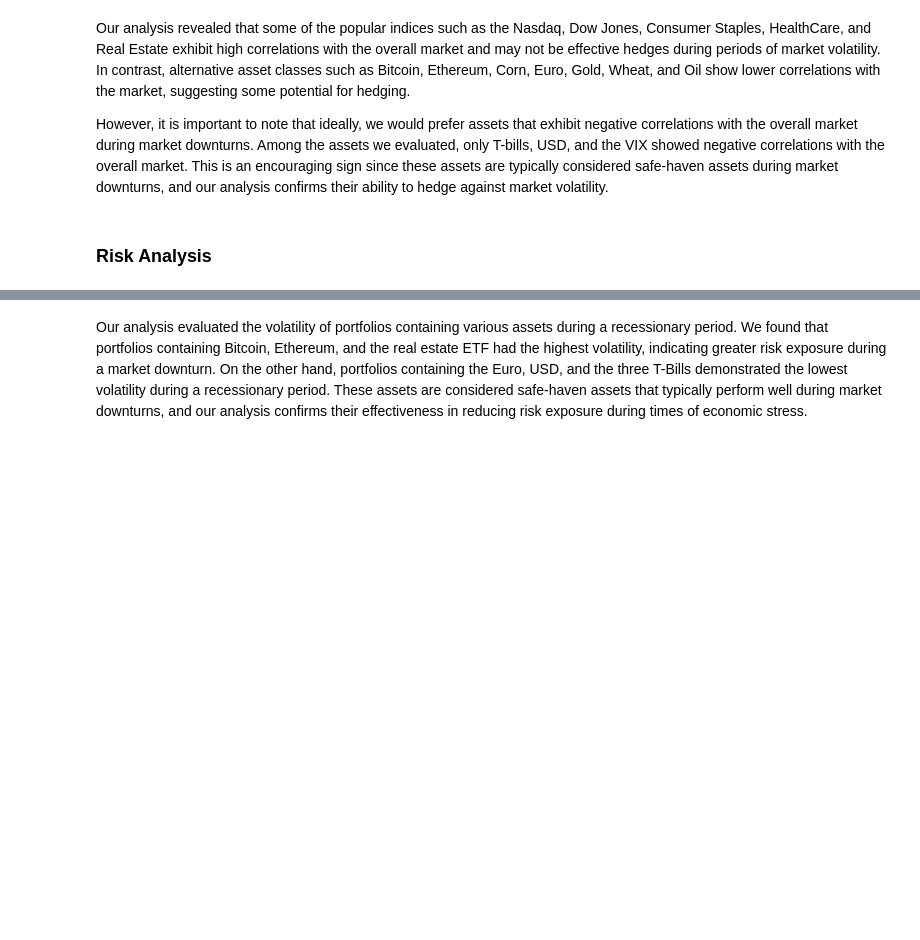
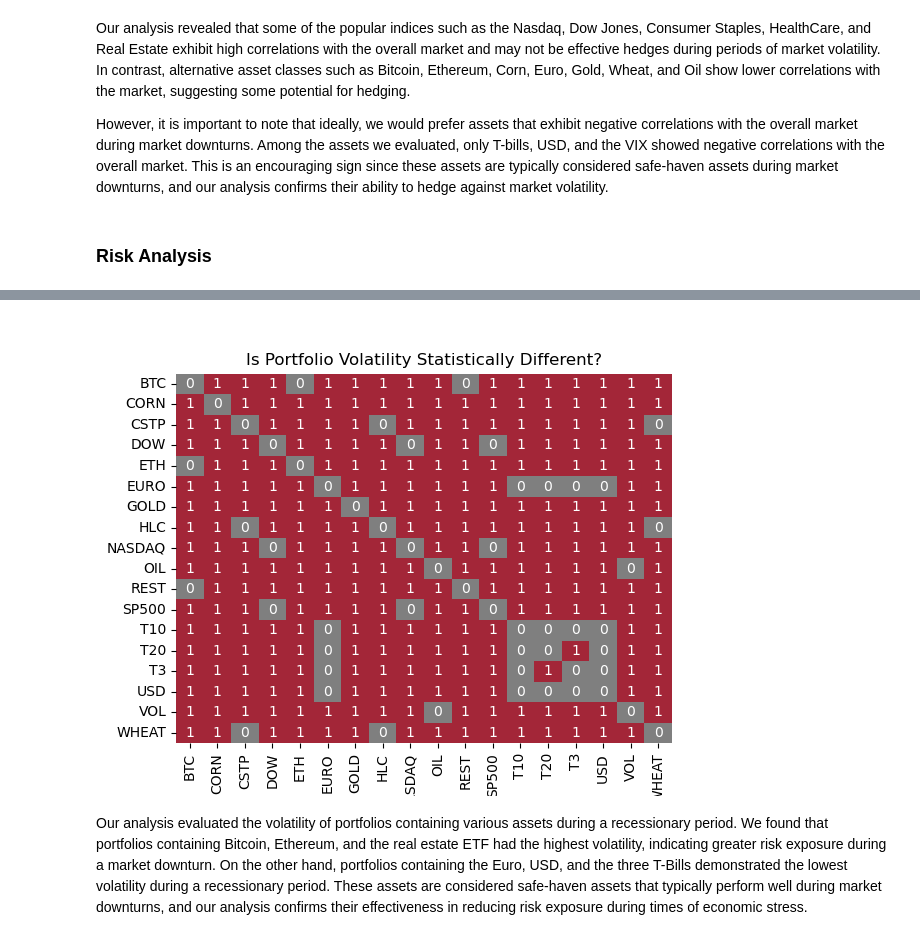
Before and after one commit to tej100/hedge_US_recession, a Jupyter notebook: src/paper.ipynb, the cells around one changed output, grey strips where cells are left out. Drawn from its saved outputs; the diff is of its cells as text; code cells hidden in the pictures; blank space fills up the shorter version.

```diff
--- a/src/paper.ipynb
+++ b/src/paper.ipynb
@@ -261,2 +166,6 @@ plt.show()
+# %%
+Image(filename='OUTPUT_FILES/F_Testing_Recession.png')
+# %% [output]
+[figure, added]
 # %% [markdown]
 Our analysis evaluated the volatility of portfolios containing various assets during a recessionary period. We found that portfolios containing Bitcoin, Ethereum, and the real estate ETF had the highest volatility, indicating greater risk exposure during a market downturn. On the other hand, portfolios containing the Euro, USD, and the three T-Bills demonstrated the lowest volatility during a recessionary period. These assets are considered safe-haven assets that typically perform well during market downturns, and our analysis confirms their effectiveness in reducing risk exposure during times of economic stress.
```
Also changed, not shown: parts of 22 cells of this notebook, 10 other files.
